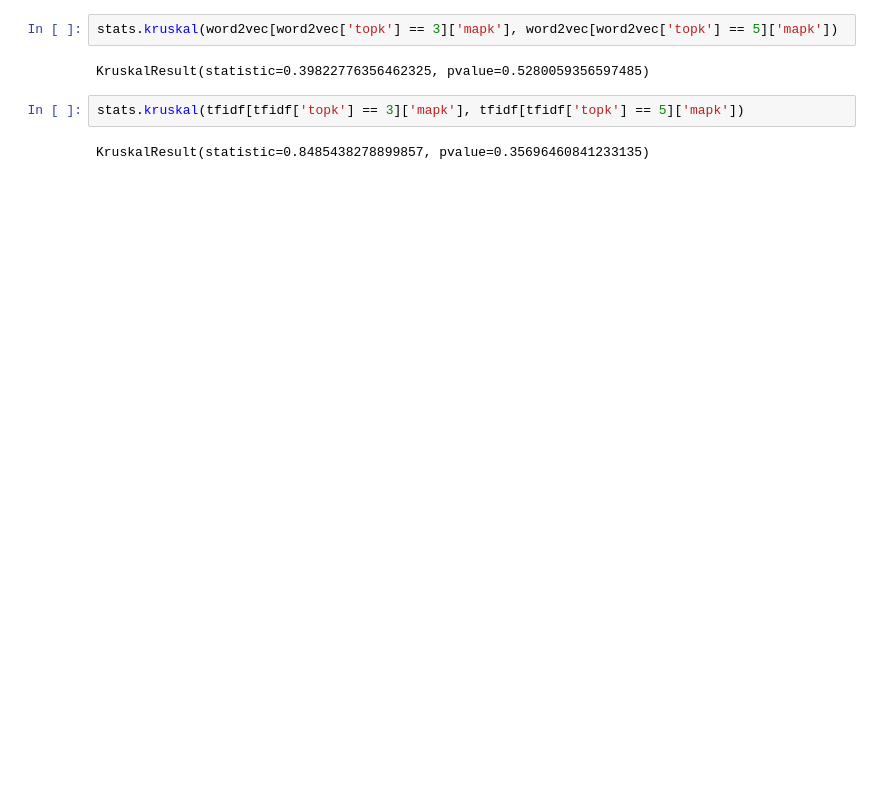
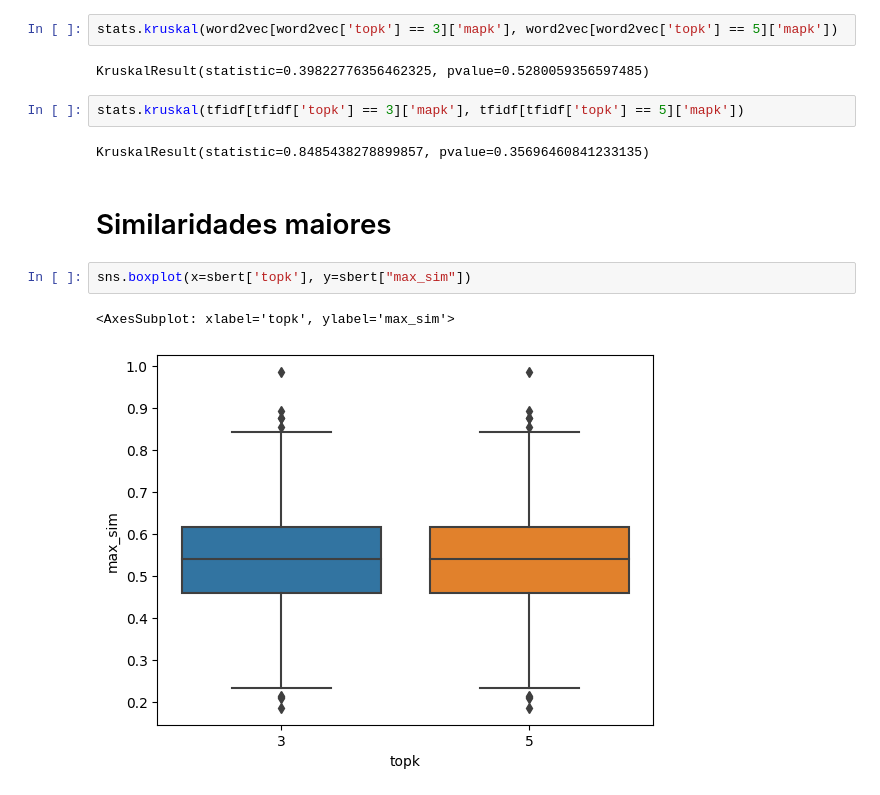
Before and after one commit to getuliobr/AutoLabellerEvaluator, a Jupyter notebook: data.ipynb, the cells around one changed output. Saved outputs shown, nothing was run; the diff lists cells and outputs as text; blank space fills up the shorter version.

```diff
--- a/data.ipynb
+++ b/data.ipynb
@@ -71,3 +73,10 @@ KruskalResult(statistic=0.39822776356462325, pvalue=0.5280059356597485)
 stats.kruskal(tfidf[tfidf['topk'] == 3]['mapk'], tfidf[tfidf['topk'] == 5]['mapk'])
 # %% [output]
 KruskalResult(statistic=0.8485438278899857, pvalue=0.35696460841233135)
+# %% [markdown]
+# Similaridades maiores
+# %%
+sns.boxplot(x=sbert['topk'], y=sbert["max_sim"])
+# %% [output]
+<AxesSubplot: xlabel='topk', ylabel='max_sim'>
+[figure, added]
```
Also changed, not shown: parts of 13 cells of this notebook.
